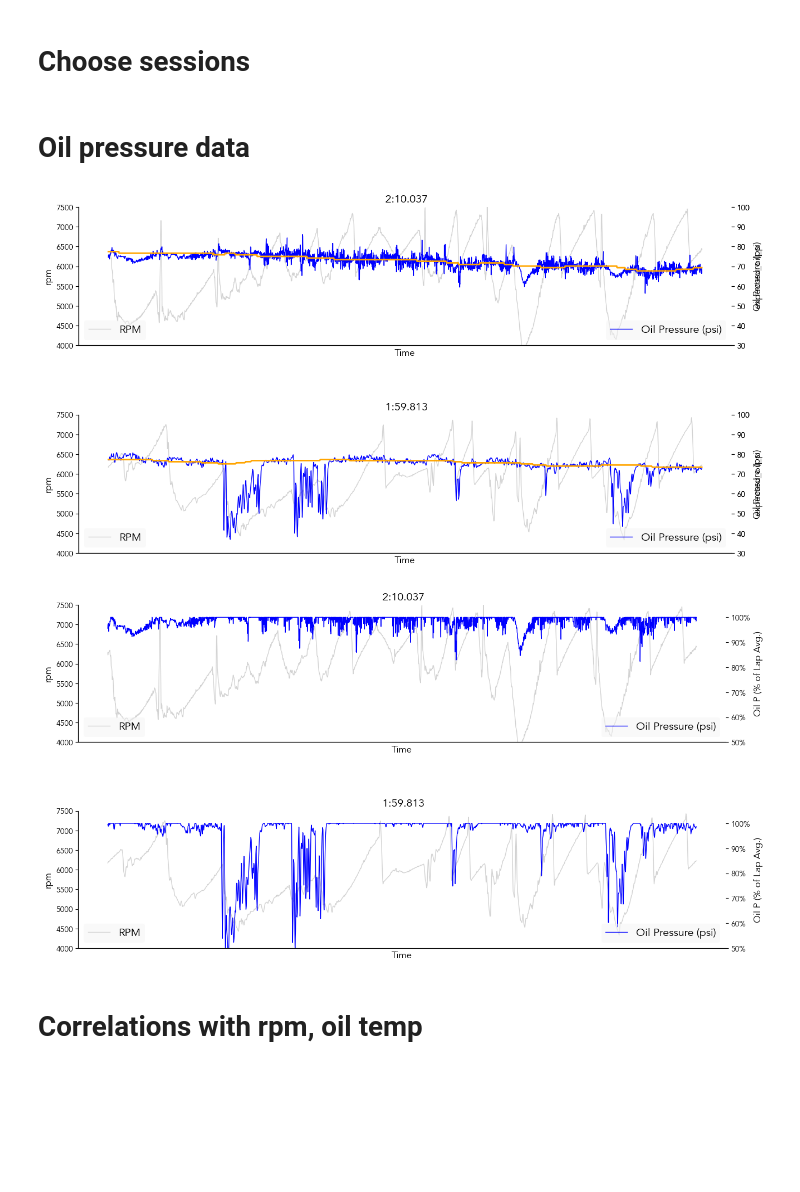
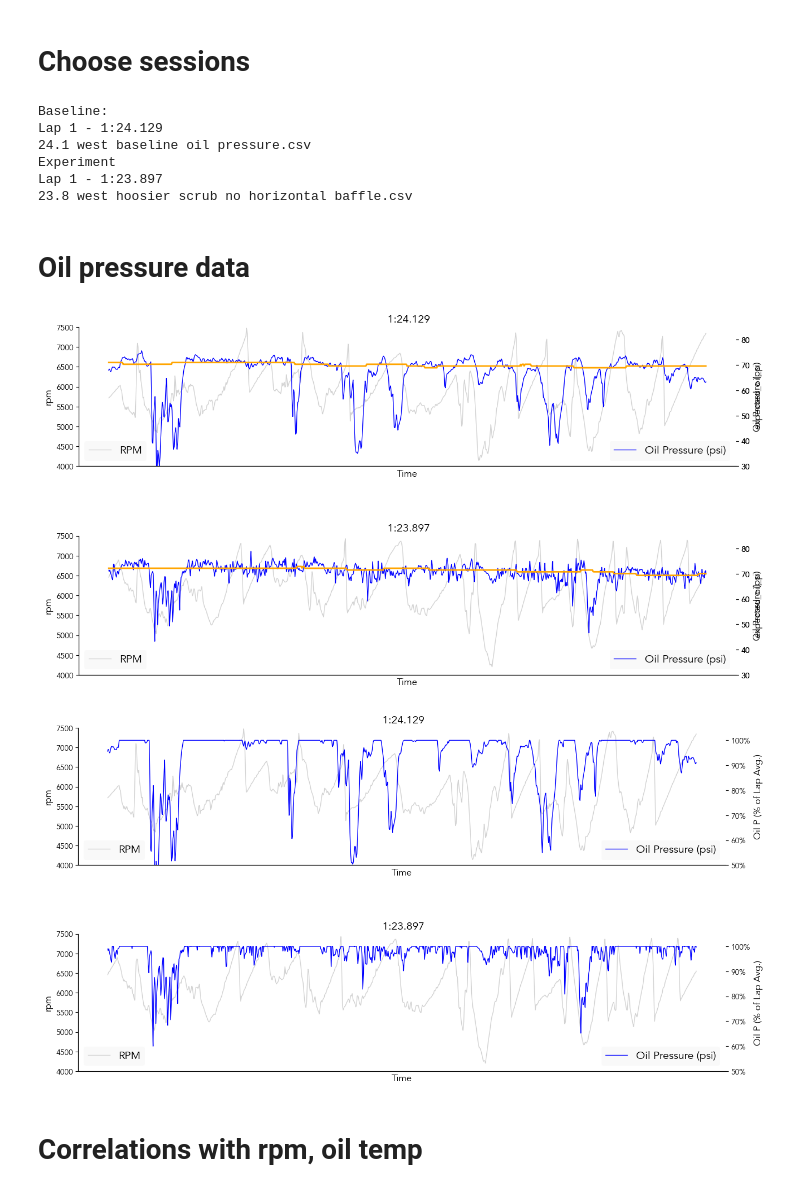
Before and after one commit to 900BRZ/fa24d, a Jupyter notebook: plots.ipynb, the cells around one changed output. Cells and saved outputs as stored; diff of their text form; code cells hidden in the pictures; blank space fills up the shorter version.

```diff
--- a/plots.ipynb
+++ b/plots.ipynb
@@ -9,16 +9,34 @@ import seaborn as sns
 plt.style.use('./style.mplstyle')
 IMG_DPI = 100
 
+from pathlib import Path
+
 from src.lib.csv import read
 
-BASELINE = "data/jason-verus-v3/session_20240901_100156_thunderhill_east_bypass_lap2_1_v3.csv"
-EXPERIMENT = "data/seigo/59.8-lap-brz-thill-east.csv"
+BASELINE = "data/seigo/24.1 west baseline oil pressure.csv"
+EXPERIMENT = "data/seigo/23.8 west hoosier scrub no horizontal baffle.csv"
 
-baseline = read(BASELINE)[1]
+baseline = read(BASELINE)[0]
 experiment = read(EXPERIMENT)[0]
+
+print("Baseline:")
+print(baseline)
+print(Path(BASELINE).name)
+
+print("Experiment")
+print(experiment)
+print(Path(EXPERIMENT).name)
+
 
 OIL_P = 'oil_p'
 OIL_T = 'oil_t'
+# %% [output]
+Baseline:
+Lap 1 - 1:24.129
+24.1 west baseline oil pressure.csv
+Experiment
+Lap 1 - 1:23.897
+23.8 west hoosier scrub no horizontal baffle.csv
 # %% [markdown]
 # Oil pressure data
 # %%
@@ -30,36 +48,36 @@ for i, lap in enumerate((baseline, experiment)):
     # create a dual axis plot if desired
 
     primary = axes[i]
     secondary = primary.twinx()
     tertiary = primary.twinx()
 
     primary.set_title(lap.humanized_time, fontsize=14)
 
     primary.set_xlabel("")
 
     sns.lineplot(ax = secondary, x = df.index, y = 'oil_p', data = df, lw = 1, color='blue', label = "Oil Pressure (psi)", legend=False)
     sns.lineplot(ax = primary, x = df.index, y = 'rpm', data = df, lw = 1, color='lightgray', label = "RPM", legend=False)
     sns.lineplot(ax = tertiary, x = df.index, y = 'expected_oil_p', data = df, lw = 2, color='orange', label = "Oil Temp (F)", legend=False)
 
     primary.set_ylim([4000,7500])
 
-    secondary.set_ylim([30,100])
-    tertiary.set_ylim([30,100])
+    secondary.set_ylim([30,85])
+    tertiary.set_ylim([30,85])
 
     secondary.set_ylabel('Oil Pressure (psi)')
 
     primary.legend(loc='lower left')
     secondary.legend(loc='lower right')
 
     # hide x axis units
     primary.set_xticklabels([])
     primary.set(xticks=[])
     primary.set_xlabel('Time')
 
 fig.subplots_adjust(hspace=0.5)
 fig.savefig(f'./figures/oilp-raw.png', bbox_inches='tight', facecolor='w', dpi=IMG_DPI)
 # %% [output]
-[figure, old version]
+[figure, new version]
 # %%
 
 
@@ -100,7 +118,7 @@ fig.subplots_adjust(hspace=0.5)
 
 fig.savefig(f'./figures/oilp-normalized.png', bbox_inches='tight', facecolor='w', dpi=IMG_DPI)
 # %% [output]
-[figure, old version]
+[figure, new version]
 # %% [markdown]
 # Correlations with rpm, oil temp
 # %% [markdown]
```
Also changed, not shown: parts of 3 cells of this notebook, 16 other files.
